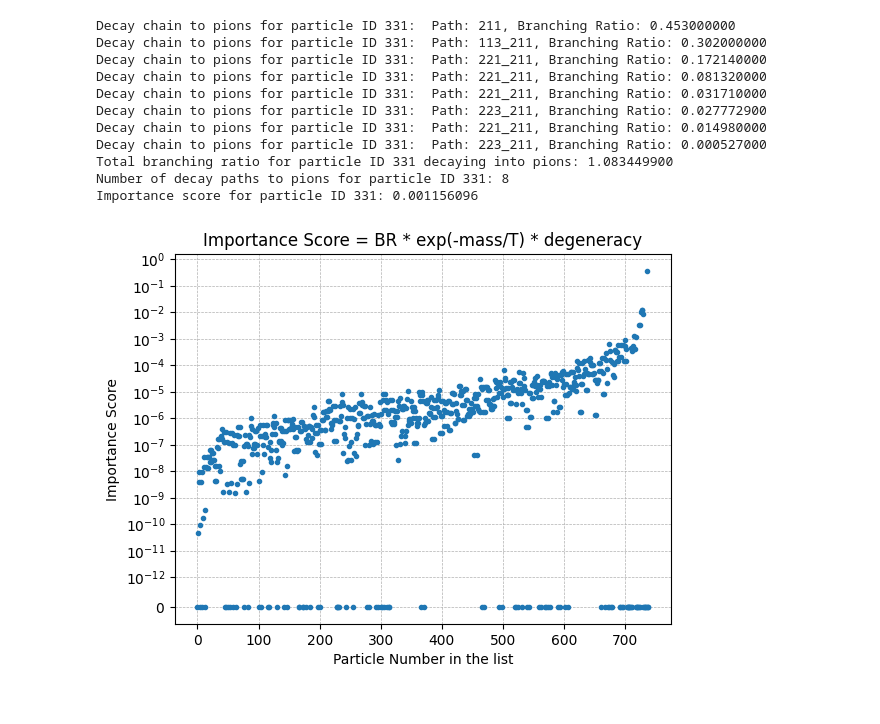
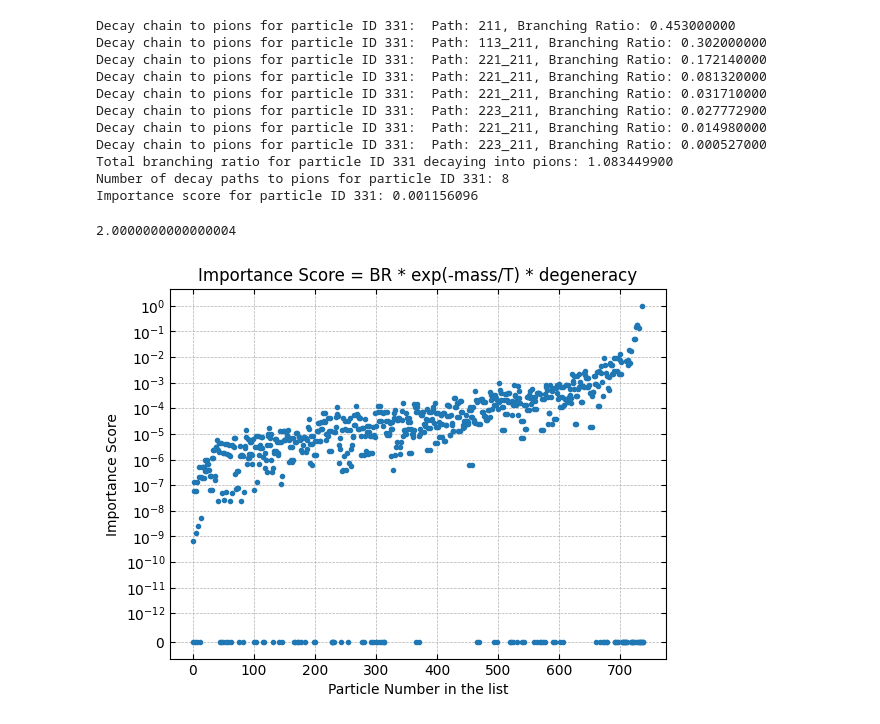
Before and after one commit to Claitos/FastResoParser, a Jupyter notebook: study.ipynb, the cells around one changed output. Cells and saved outputs as stored; diff of their text form; code cells hidden in the pictures.

```diff
--- a/study.ipynb
+++ b/study.ipynb
@@ -85,17 +108,22 @@ Importance score for particle ID 331: 0.001156096
 # %%
 importance_scores = []
 for id in particles_df["ID"]:
     #print(id)
     importance = parser.importance_score(id, particles_df, decays_df)
     importance_scores.append(importance)
 
-plt.plot(importance_scores, marker='.', linestyle='None')
+norm_importance_scores = parser.normalize_scores(importance_scores)
+print(np.sum(norm_importance_scores))
+
+plt.plot(norm_importance_scores, marker='.', linestyle='None')
 plt.xlabel("Particle Number in the list")
 plt.ylabel("Importance Score")
 plt.title("Importance Score = BR * exp(-mass/T) * degeneracy")
 plt.yscale('symlog', linthresh=1e-12)
 plt.grid(True, which='both', linestyle='--', linewidth=0.5)
+plt.tick_params(which="both", direction="in", top=True, right=True)
 plt.show()
 #plt.savefig("Plots/importance_score_all_particles.png", dpi = 300)
 # %% [output]
+2.0000000000000004
-[figure, old version]
+[figure, new version]
```
Also changed, not shown: parts of 5 cells of this notebook, 5 other files.
